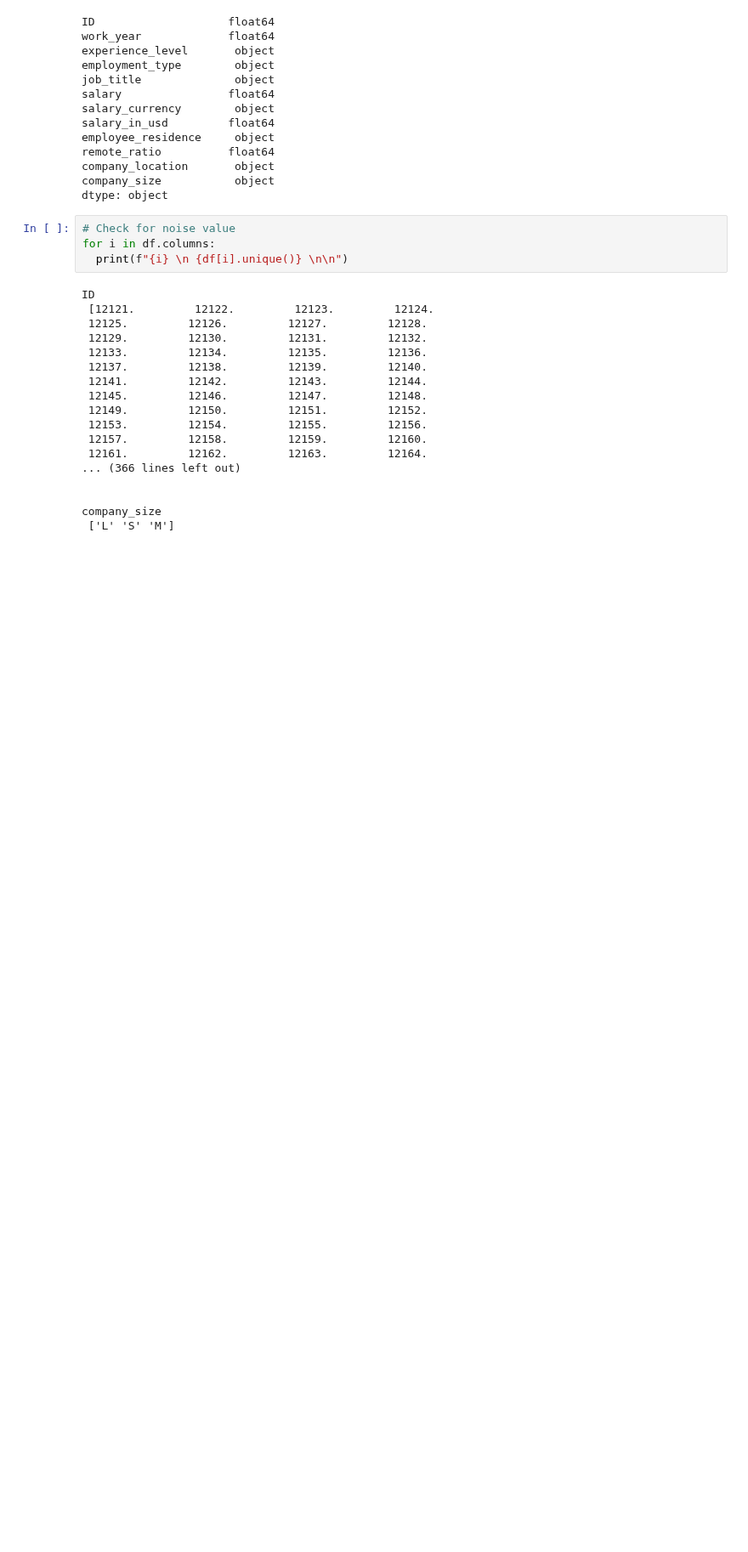
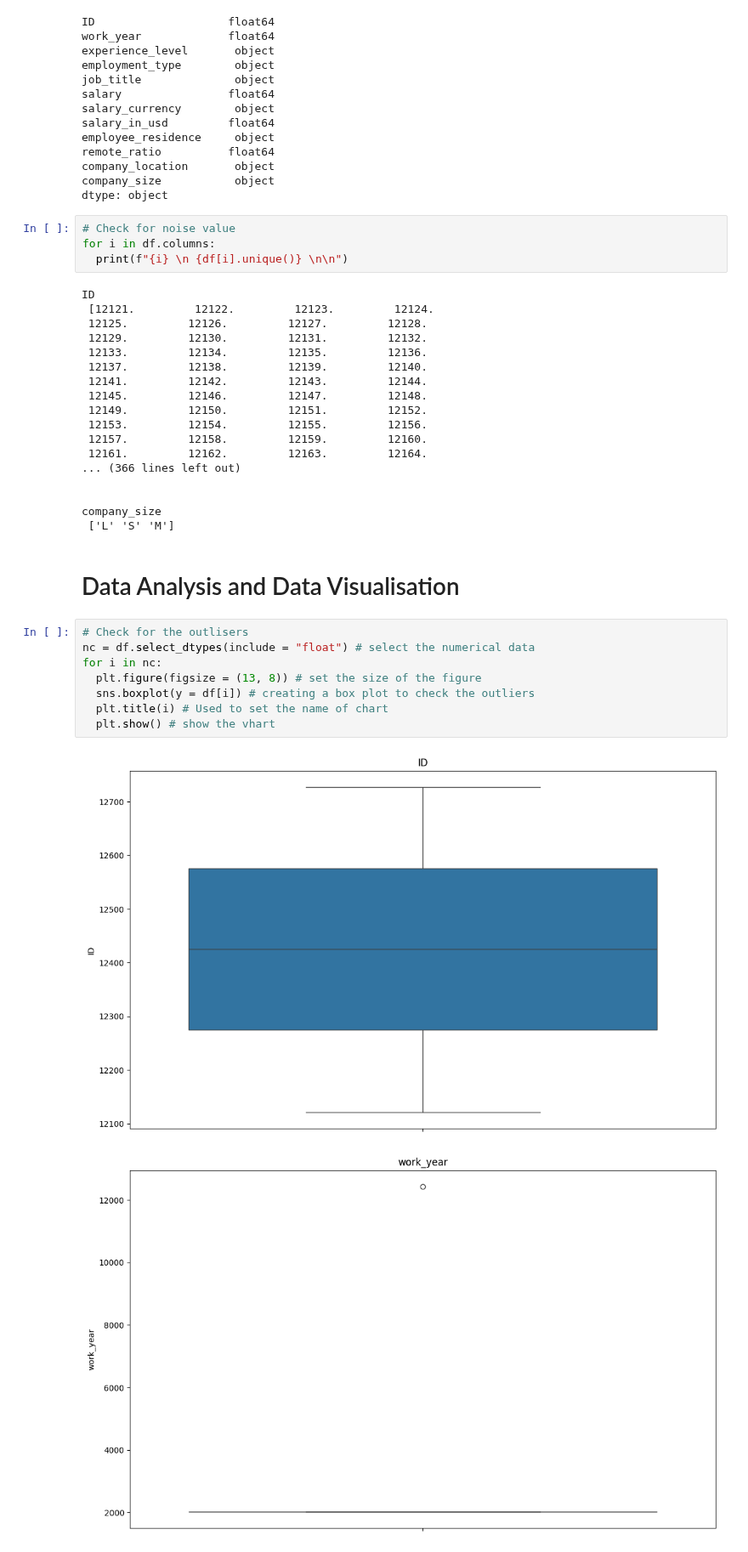
Before and after one commit to amnnxd/python_ml, a Jupyter notebook: ML_Model.ipynb, the cells around one changed output. Shown at 85% size. Cells and saved outputs as stored; diff of their text form; blank space fills up the shorter version.

Commit message:
updating w data analysis

```diff
--- a/ML_Model.ipynb
+++ b/ML_Model.ipynb
@@ -171,3 +173,16 @@ ID
 
 company_size
  ['L' 'S' 'M']
+# %% [markdown]
+# Data Analysis and Data Visualisation
+# %%
+# Check for the outlisers
+nc = df.select_dtypes(include = "float") # select the numerical data
+for i in nc:
+  plt.figure(figsize = (13, 8)) # set the size of the figure
+  sns.boxplot(y = df[i]) # creating a box plot to check the outliers
+  plt.title(i) # Used to set the name of chart
+  plt.show() # show the vhart
+# %% [output]
+[figure, added]
+[figure, added]
```
Also changed, not shown: parts of 2 cells of this notebook.
